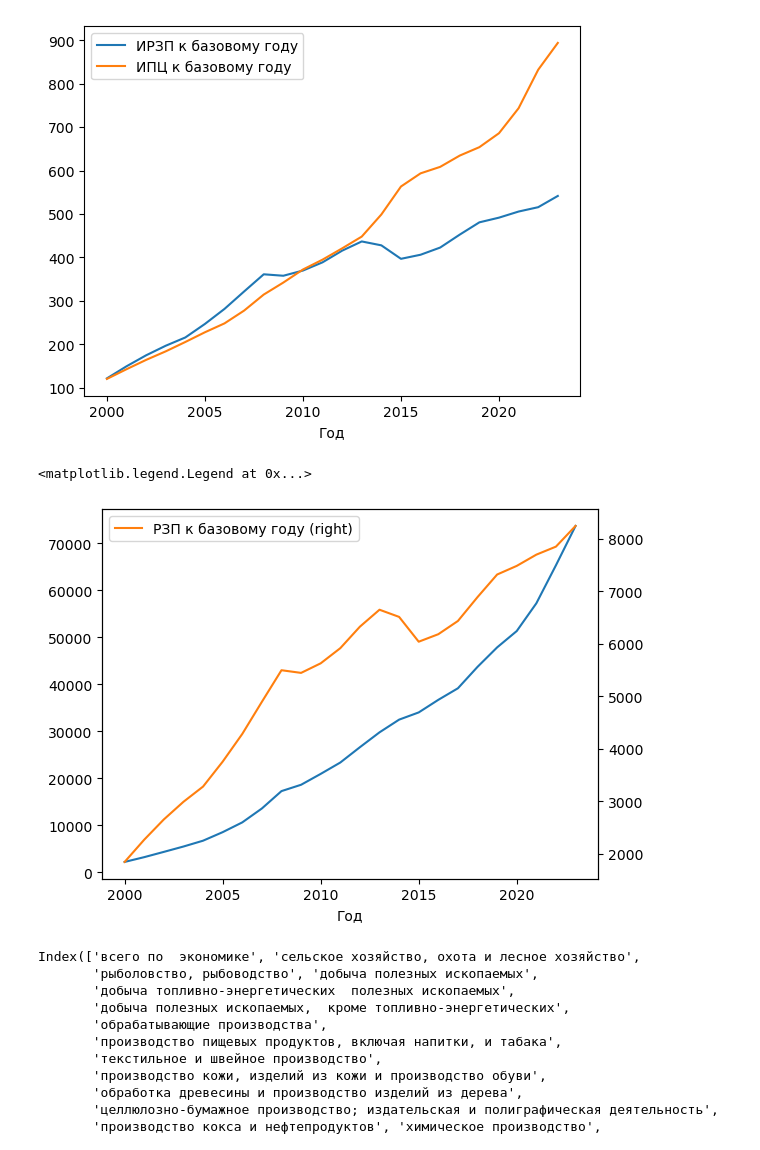
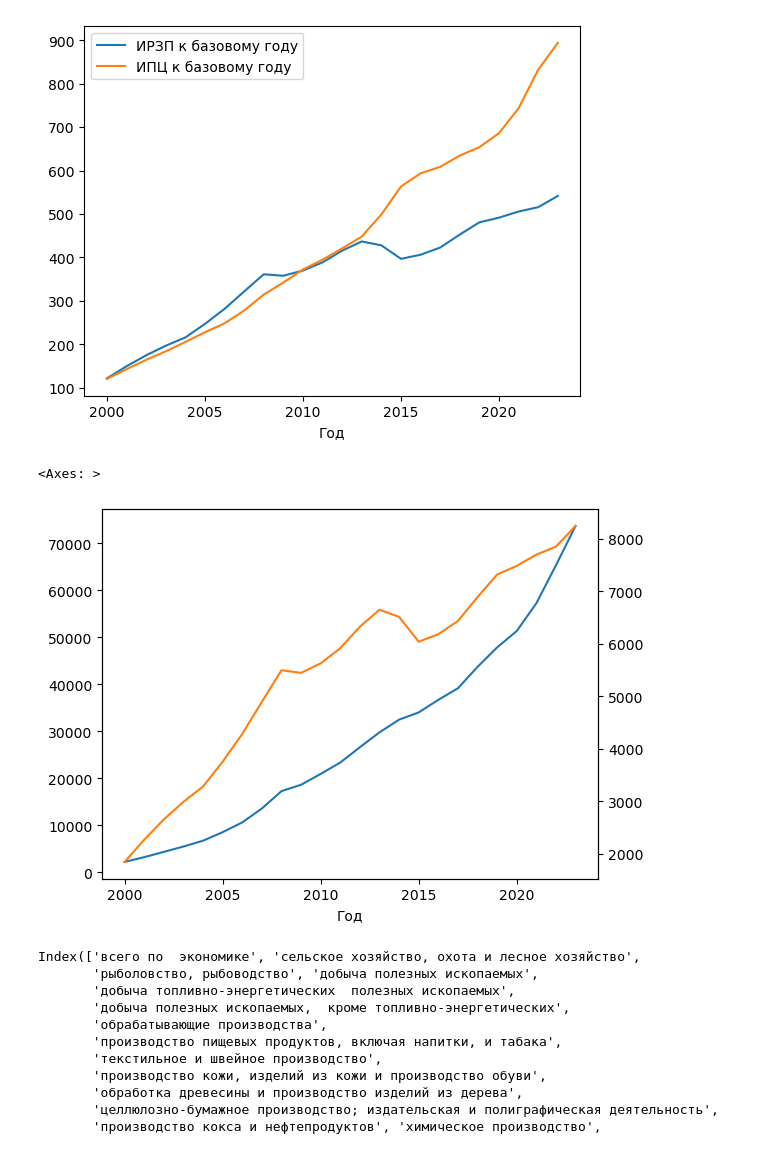
Before and after one commit to zinkin-s/sds_final, a Jupyter notebook: notebook_1.ipynb, the cells around one changed output. Drawn from its saved outputs; the diff is of its cells as text; code cells hidden in the pictures.

```diff
--- a/notebook_1.ipynb
+++ b/notebook_1.ipynb
@@ -148,14 +148,11 @@ table[['ИРЗП к базовому году', 'ИПЦ к базовому го
 <Axes: xlabel='Год'>
 [figure]
 # %%
-import matplotlib.pyplot as plt
-
 table['Всего по  экономике'].plot()
 table['РЗП к базовому году'].plot(secondary_y=True)
-plt.legend()
 # %% [output]
-<matplotlib.legend.Legend at 0x...>
+<Axes: >
-[figure, old version]
+[figure, new version]
 # %%
 cols = list(df_okved_2007.columns)
 rename_cols = ['Год', 'Всего по  экономике',
```
Also changed, not shown: parts of 1 cell of this notebook.
